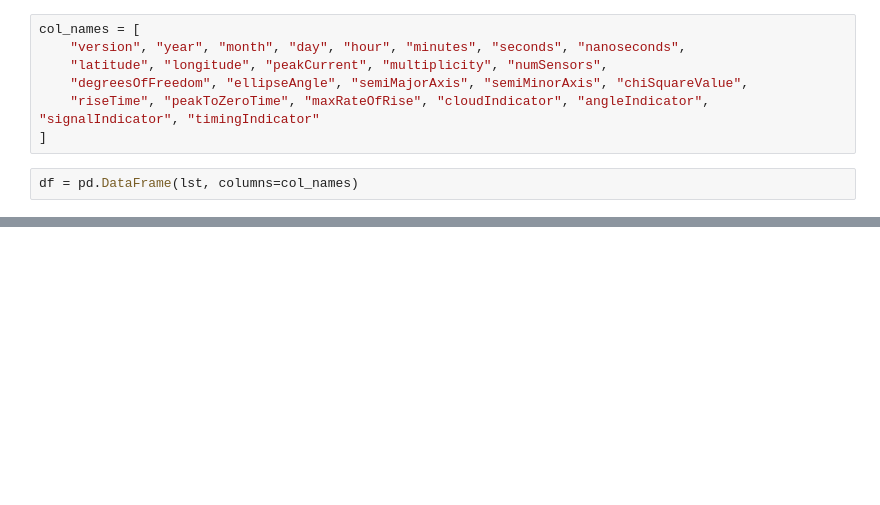
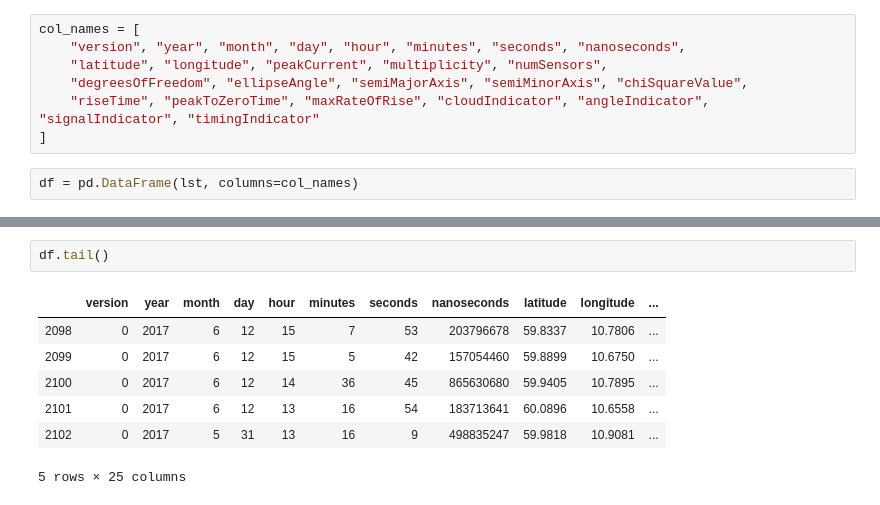
Before and after one commit to martinhjel/metweatherclient, a Jupyter notebook: notebooks/Frost API - lightning data.ipynb, the cells around one changed output, grey strips where cells are left out. Saved outputs shown, nothing was run; the diff lists cells and outputs as text; blank space fills up the shorter version.

```diff
--- a/notebooks/Frost API - lightning data.ipynb
+++ b/notebooks/Frost API - lightning data.ipynb
@@ -66,4 +107,14 @@ df.head()
 5 rows × 25 columns
+# %%
+df.tail()
+# %% [output]
+|  | version | year | month | day | hour | minutes | seconds | nanoseconds | latitude | longitude | ... |
+| 2098 | 0 | 2017 | 6 | 12 | 15 | 7 | 53 | 203796678 | 59.8337 | 10.7806 | ... |
+| 2099 | 0 | 2017 | 6 | 12 | 15 | 5 | 42 | 157054460 | 59.8899 | 10.6750 | ... |
+| 2100 | 0 | 2017 | 6 | 12 | 14 | 36 | 45 | 865630680 | 59.9405 | 10.7895 | ... |
+| 2101 | 0 | 2017 | 6 | 12 | 13 | 16 | 54 | 183713641 | 60.0896 | 10.6558 | ... |
+| 2102 | 0 | 2017 | 5 | 31 | 13 | 16 | 9 | 498835247 | 59.9818 | 10.9081 | ... |
+5 rows × 25 columns
 # %%
 df["chiSquareValue"].plot()
 # %% [output]
```
Also changed, not shown: parts of 34 cells of this notebook, 3 other files.
